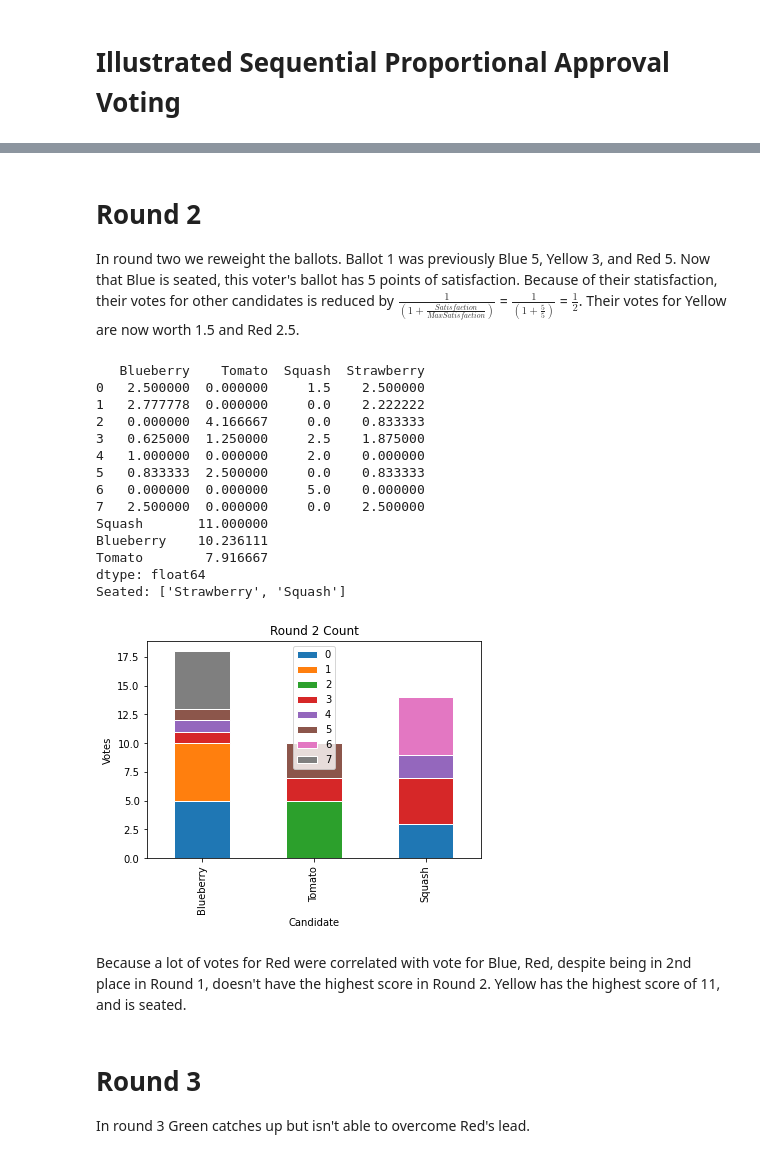
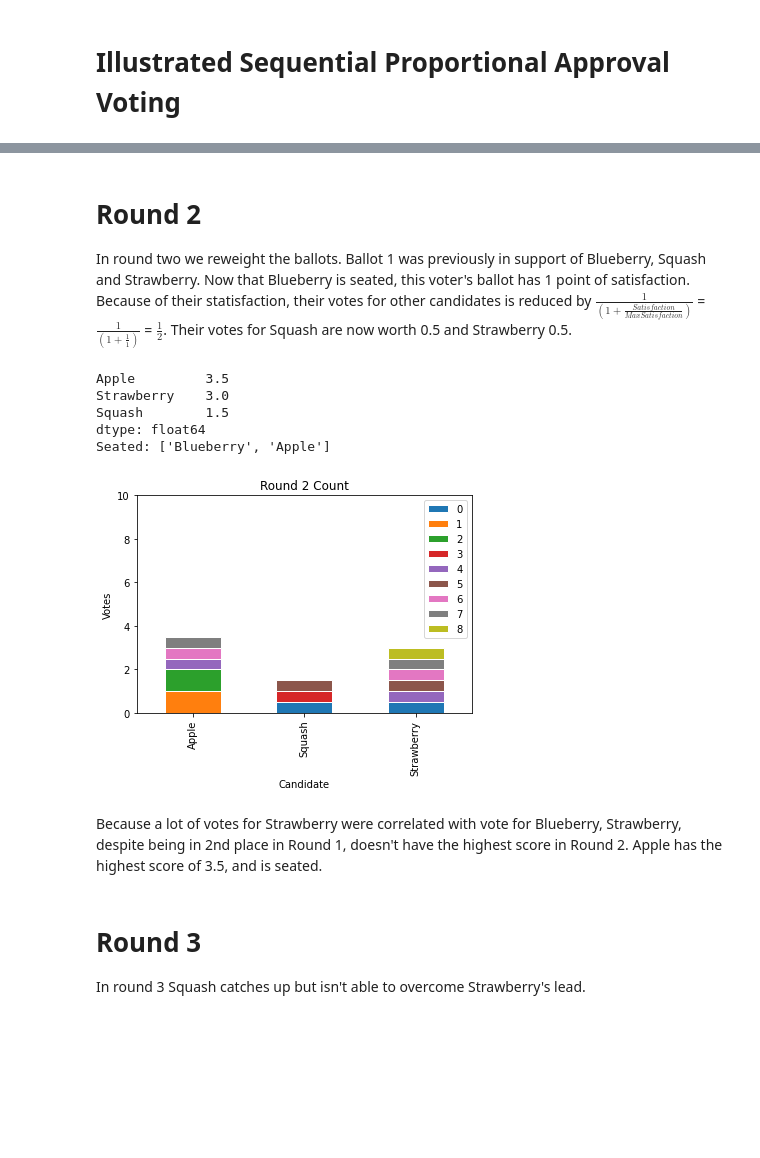
Before and after one commit to electionscience/election_methods, a Jupyter notebook: Illustrated SPAV.ipynb, the cells around one changed output, grey strips where cells are left out. Cells and saved outputs as stored; diff of their text form; code cells hidden in the pictures; blank space fills up the shorter version.

```diff
--- a/Illustrated SPAV.ipynb
+++ b/Illustrated SPAV.ipynb
@@ -1,12 +1,11 @@
 # %% [markdown]
 # Illustrated Sequential Proportional Approval Voting
 # %%
-%matplotlib inline
 import pandas
 
 # Code and setup.
 
-ballots = pandas.read_json('fixtures/score_ballots.json')
+ballots = pandas.read_json('fixtures/approval_ballots.json')
 seats = 3
 seated = []
 max_satisfaction = ballots.values.max()
@@ -15,9 +14,8 @@ round_number = 1
 
 
 def plot_round_count(ballots):
-    ballots.transpose().plot(kind='bar', stacked=True, edgecolor='white', linewidth=1,
+    return ballots.transpose().plot(kind='bar', stacked=True, edgecolor='white', linewidth=1, ylim=(0,10),
                      xlabel='Candidate', ylabel='Votes', title=f'Round {round_number} Count')
-    return None
 
 
 def reweight(ballot: pandas.DataFrame) -> pandas.DataFrame:
@@ -67,33 +55,23 @@ Seated: ['Strawberry']
 # %% [markdown]
 # Round 2
 
-In round two we reweight the ballots. Ballot 1 was previously Blue 5, Yellow 3, and Red 5. Now that Blue is seated, this voter's ballot has 5 points of satisfaction. Because of their statisfaction, their votes for other candidates is reduced by $\frac{1}{(1+\frac{Satisfaction}{Max Satisfaction})}$ = $\frac{1}{(1+\frac{5}{5})}$ = $\frac{1}{2}$. Their votes for Yellow are now worth 1.5 and Red 2.5.
+In round two we reweight the ballots. Ballot 1 was previously in support of Blueberry, Squash and Strawberry. Now that Blueberry is seated, this voter's ballot has 1 point of satisfaction. Because of their statisfaction, their votes for other candidates is reduced by $\frac{1}{(1+\frac{Satisfaction}{Max Satisfaction})}$ = $\frac{1}{(1+\frac{1}{1})}$ = $\frac{1}{2}$. Their votes for Squash are now worth 0.5 and Strawberry 0.5.
 # %%
-figure = plot_round_count(ballots.drop(seated, axis=1))
+plot_round_count(ballots.apply(reweight, axis=1).drop(seated, axis=1))
 ballots, round_count = nextRound(ballots)
-print(ballots)
 print(round_count)
 print(f"Seated: {seated }")
 # %% [output]
-   Blueberry    Tomato  Squash  Strawberry
-0   2.500000  0.000000     1.5    2.500000
-1   2.777778  0.000000     0.0    2.222222
-2   0.000000  4.166667     0.0    0.833333
-3   0.625000  1.250000     2.5    1.875000
-4   1.000000  0.000000     2.0    0.000000
-5   0.833333  2.500000     0.0    0.833333
-6   0.000000  0.000000     5.0    0.000000
-7   2.500000  0.000000     0.0    2.500000
-Squash       11.000000
-Blueberry    10.236111
-Tomato        7.916667
+Apple         3.5
+Strawberry    3.0
+Squash        1.5
 dtype: float64
-Seated: ['Strawberry', 'Squash']
+Seated: ['Blueberry', 'Apple']
-[figure, old version]
+[figure, new version]
 # %% [markdown]
-Because a lot of votes for Red were correlated with vote for Blue, Red, despite being in 2nd place in Round 1, doesn't have the highest score in Round 2. Yellow has the highest score of 11, and is seated.
+Because a lot of votes for Strawberry were correlated with vote for Blueberry, Strawberry, despite being in 2nd place in Round 1, doesn't have the highest score in Round 2. Apple has the highest score of 3.5, and is seated.
 # %% [markdown]
 # Round 3
 
-In round 3 Green catches up but isn't able to overcome Red's lead.
+In round 3 Squash catches up but isn't able to overcome Strawberry's lead.
 # %%
```
Also changed, not shown: parts of 3 cells of this notebook, 2 other files.
